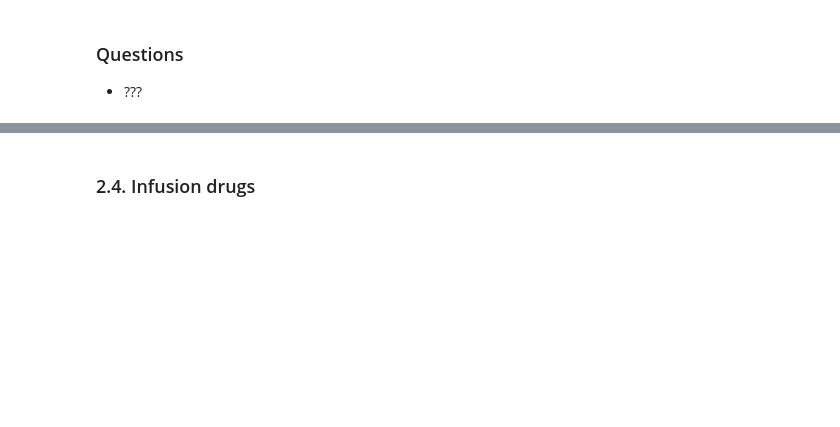
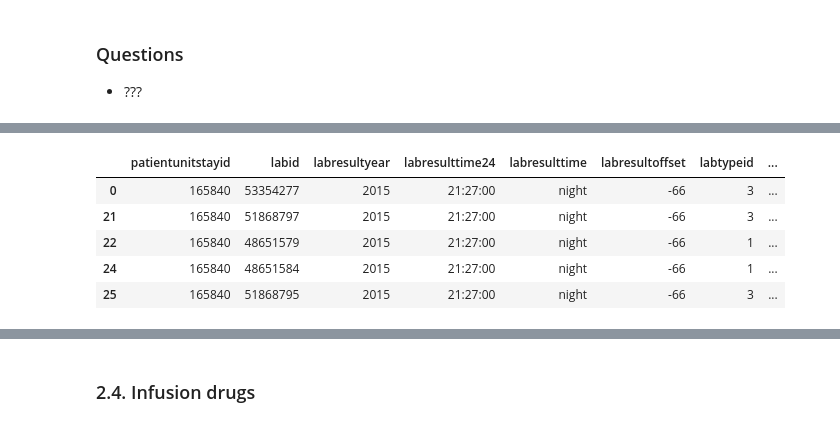
Before and after one commit to MIT-LCP/ACM-BCB-2017, a Jupyter notebook: 02-explore-single-stay.ipynb, the cells around one changed output, grey strips where cells are left out. Cells and saved outputs as stored; diff of their text form; code cells hidden in the pictures; blank space fills up the shorter version.

```diff
--- a/02-explore-single-stay.ipynb
+++ b/02-explore-single-stay.ipynb
@@ -174,0 +343,11 @@ ax.set_ylabel("Absolute value")
+# %%
+# sort the values by the offset time (time in minutes from ICU admission)
+lab = lab.sort_values(by='labresultoffset')
+lab.head()
+# %% [output]
+|  | patientunitstayid | labid | labresultyear | labresulttime24 | labresulttime | labresultoffset | labtypeid | ... |
+| 0 | 165840 | 53354277 | 2015 | 21:27:00 | night | -66 | 3 | ... |
+| 21 | 165840 | 51868797 | 2015 | 21:27:00 | night | -66 | 3 | ... |
+| 22 | 165840 | 48651579 | 2015 | 21:27:00 | night | -66 | 1 | ... |
+| 24 | 165840 | 48651584 | 2015 | 21:27:00 | night | -66 | 1 | ... |
+| 25 | 165840 | 51868795 | 2015 | 21:27:00 | night | -66 | 3 | ... |
```
Also changed, not shown: parts of 44 cells of this notebook, 1 other file.
